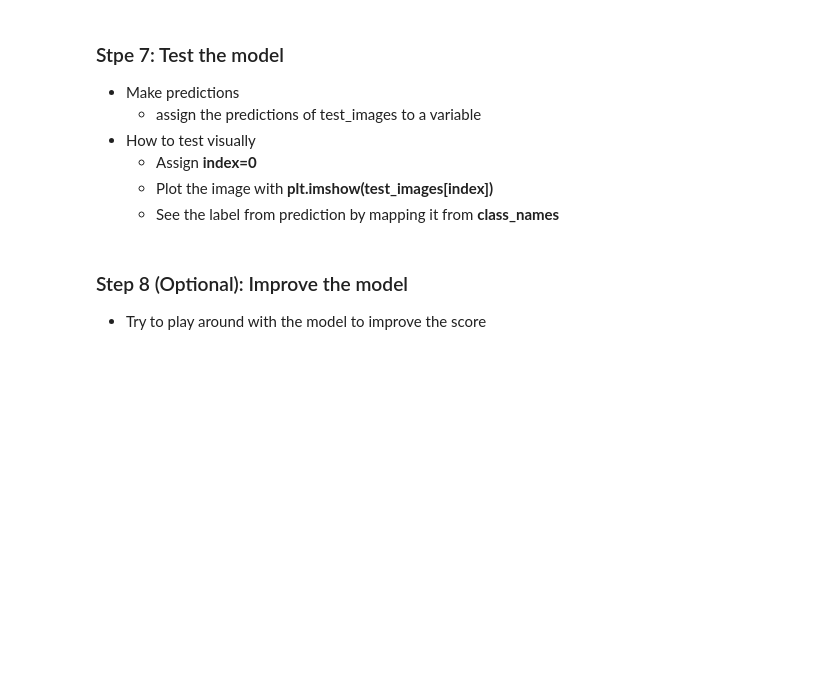
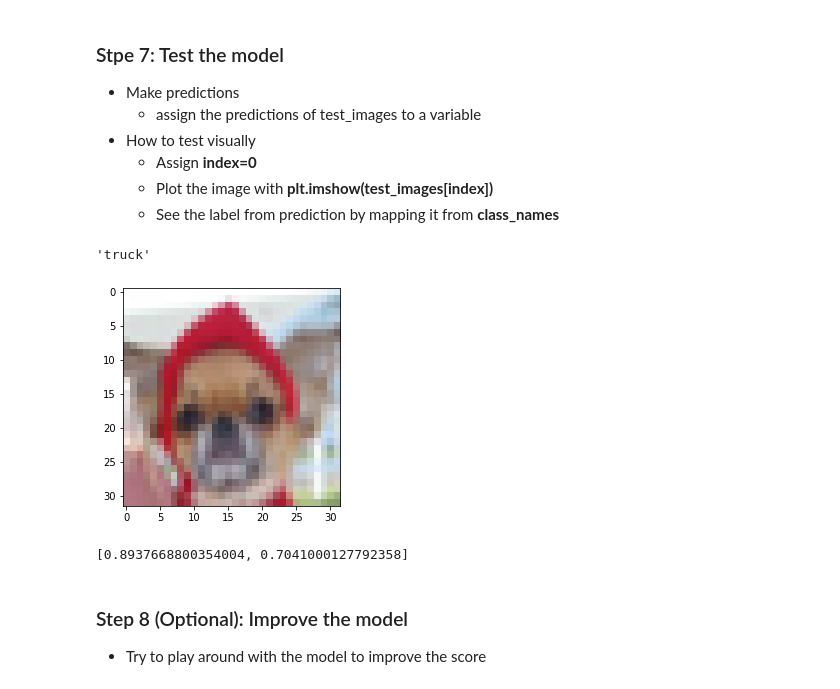
Before and after one commit to adel-nouar/ML_with_Rune, a Jupyter notebook: 08 - Project - Convolutional Neural Network (CNN).ipynb, the cells around one changed output. Cells and saved outputs as stored; diff of their text form; code cells hidden in the pictures; blank space fills up the shorter version.

```diff
--- a/08 - Project - Convolutional Neural Network (CNN).ipynb
+++ b/08 - Project - Convolutional Neural Network (CNN).ipynb
@@ -38,6 +56,20 @@ import matplotlib.pyplot as plt
     - **Dense** with 64 nodes with **input_dim=4, activaition='relu'**
     - **Dense** with 10 (the output node)**
 - Complie the model with **optimizer='adam', loss=tf.keras.losses.SparseCategoricalCrossentropy(from_logits=True), metrics=['accuracy']**
+# %%
+model = Sequential()
+model.add(layers.Conv2D(32, (3, 3), activation='relu', input_shape=(32, 32, 3)))
+model.add(layers.MaxPooling2D((2, 2)))
+model.add(layers.Conv2D(64, (3, 3), activation='relu'))
+model.add(layers.MaxPooling2D((2, 2)))
+model.add(layers.Conv2D(64, (3, 3), activation='relu'))
+model.add(layers.Flatten())
+model.add(layers.Dense(64, input_dim=4, activation='relu'))
+model.add(layers.Dense(10))
+
+model.compile(optimizer='adam', loss=tf.keras.losses.SparseCategoricalCrossentropy(from_logits=True), metrics=['accuracy'])
 # %% [markdown]
 ### Step 6: Train the model
 - Fit the model with **train_images, train_labels, epochs=10** and **validation_data=(test_images, test_labels)**
+# %%
+model.fit(train_images, train_labels, epochs=10, validation_data=(test_images, test_labels))
@@ -49,6 +103,19 @@ import matplotlib.pyplot as plt
     - Assign **index=0**
     - Plot the image with **plt.imshow(test_images[index])**
     - See the label from prediction by mapping it from **class_names**
+# %%
+y_pred = model.predict(test_images)
+# %%
+index = 168
+plt.imshow(test_images[index])
+class_names[y_pred[index].argmax()]
+# %% [output]
+'truck'
+[figure, added]
+# %%
+model.evaluate(test_images, test_labels, verbose=0)
+# %% [output]
+[0.8937668800354004, 0.7041000127792358]
 # %% [markdown]
 ### Step 8 (Optional): Improve the model
 - Try to play around with the model to improve the score
```
Also changed, not shown: parts of 11 cells of this notebook.
